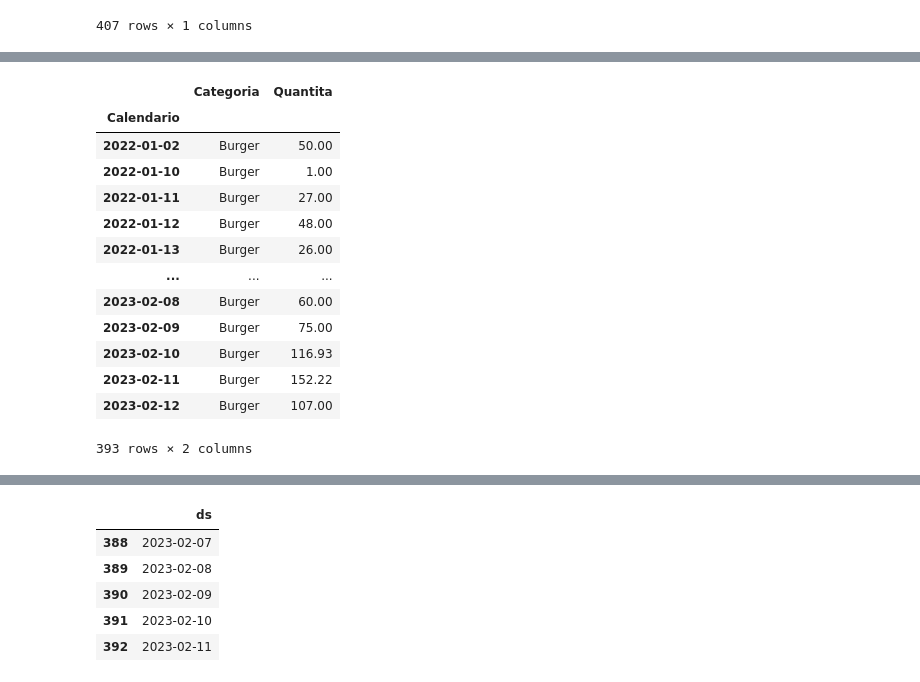
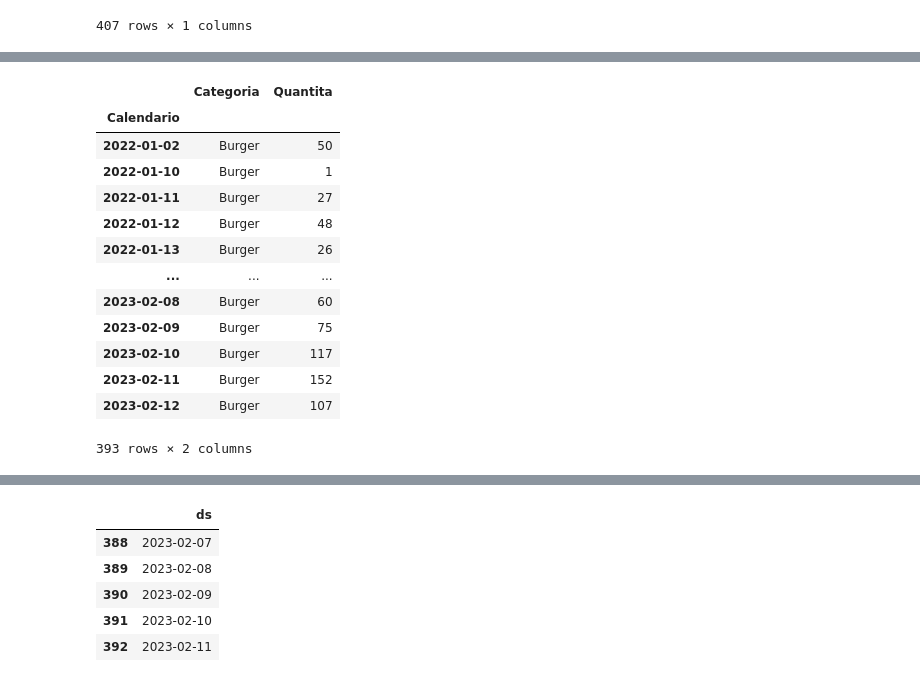
Before and after one commit to GioBondandini/BforBirra, a Jupyter notebook: Burger-rainfall.ipynb, the cells around one changed output, grey strips where cells are left out. Saved outputs shown, nothing was run; the diff lists cells and outputs as text; code cells hidden in the pictures.

```diff
--- a/Burger-rainfall.ipynb
+++ b/Burger-rainfall.ipynb
@@ -80,28 +80,28 @@ array([<AxesSubplot:xlabel='time'>], dtype=object)
 # %%
 df_meteo['prcp']= df_meteo['prcp'].fillna(method = 'ffill')
 # %%
-data = pd.read_excel('dati.xlsx',
+data = pd.read_csv('dati.csv',
                     index_col='Calendario',
                     parse_dates=True
                     )
 data
 
 df_burger=data[data['Categoria']=='Burger']
 df_burger
 # %% [output]
 |  | Categoria | Quantita |
 | Calendario |  |  |
-| 2022-01-02 | Burger | 50.00 |
-| 2022-01-10 | Burger | 1.00 |
-| 2022-01-11 | Burger | 27.00 |
-| 2022-01-12 | Burger | 48.00 |
-| 2022-01-13 | Burger | 26.00 |
+| 2022-01-02 | Burger | 50 |
+| 2022-01-10 | Burger | 1 |
+| 2022-01-11 | Burger | 27 |
+| 2022-01-12 | Burger | 48 |
+| 2022-01-13 | Burger | 26 |
 | ... | ... | ... |
-| 2023-02-08 | Burger | 60.00 |
-| 2023-02-09 | Burger | 75.00 |
-| 2023-02-10 | Burger | 116.93 |
-| 2023-02-11 | Burger | 152.22 |
-| 2023-02-12 | Burger | 107.00 |
+| 2023-02-08 | Burger | 60 |
+| 2023-02-09 | Burger | 75 |
+| 2023-02-10 | Burger | 117 |
+| 2023-02-11 | Burger | 152 |
+| 2023-02-12 | Burger | 107 |
 393 rows × 2 columns
 # %%
 df_burger = df_burger.drop(columns =['Categoria'])
```
Also changed, not shown: parts of 17 cells of this notebook.
